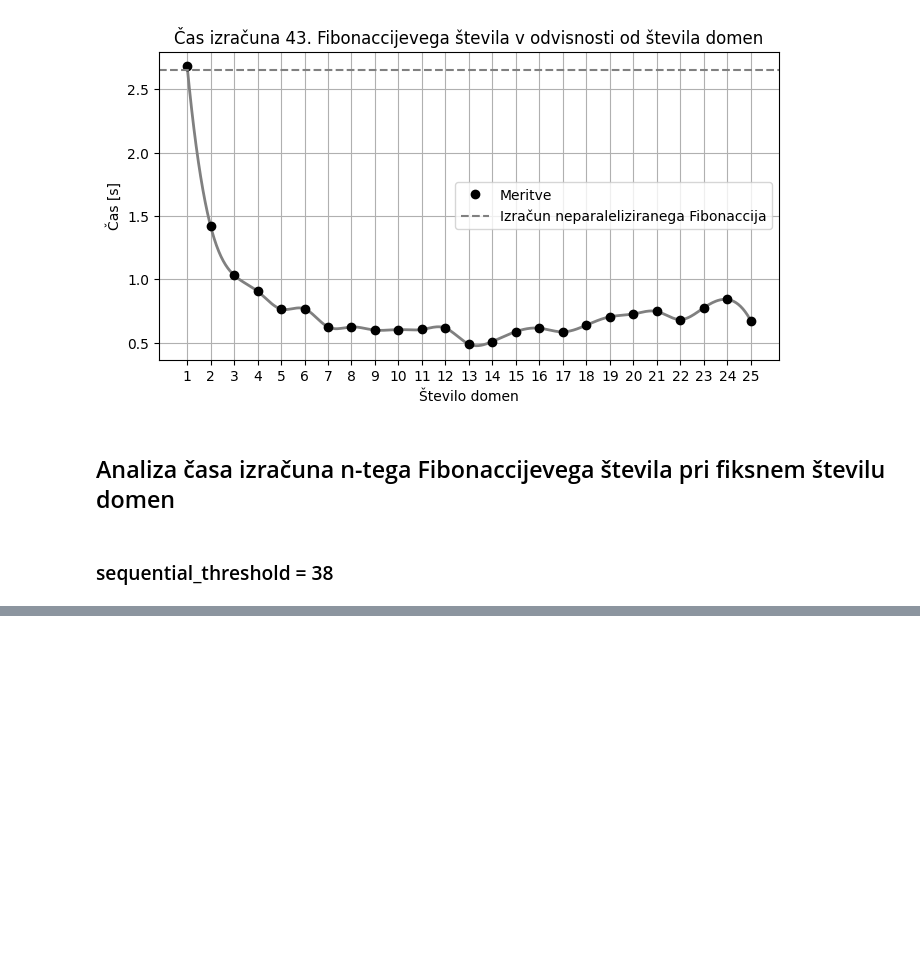
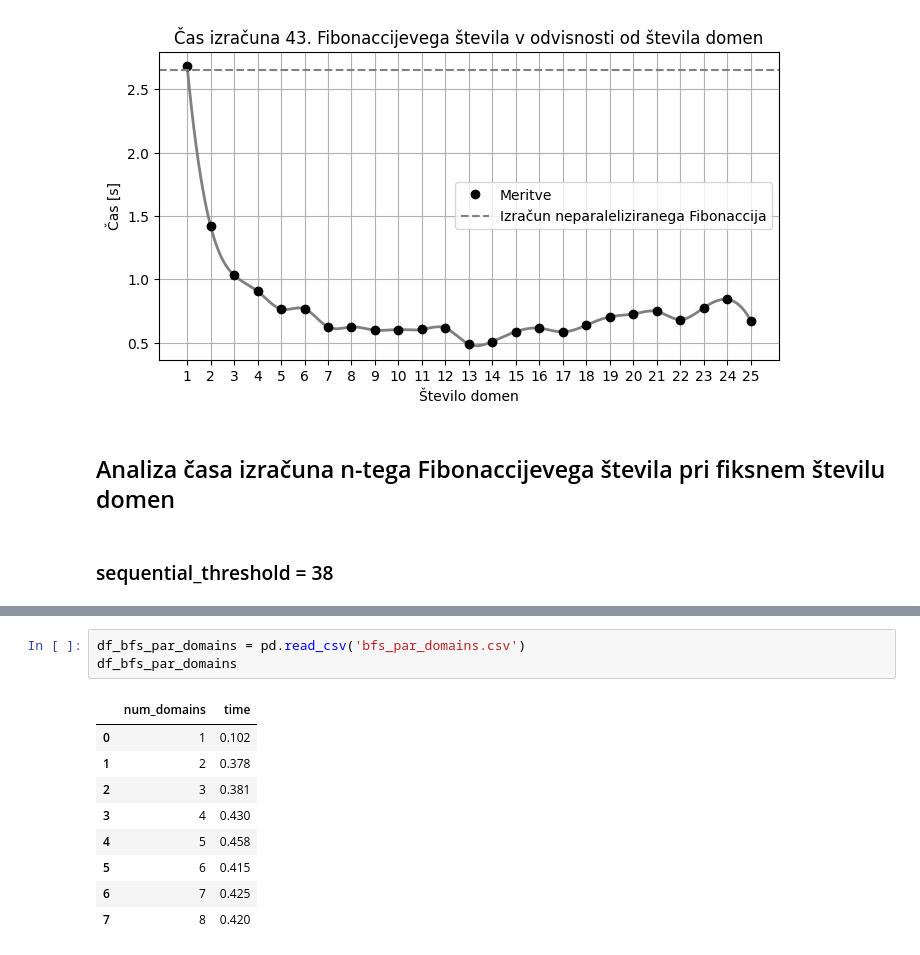
Before and after one commit to tjazerzen/Avtomatska-paralelizacija-v-OCamlu, a Jupyter notebook: playground/graph/computation_time_analysis/computation_time_analysis.ipynb, the cells around one changed output, grey strips where cells are left out. Saved outputs shown, nothing was run; the diff lists cells and outputs as text; blank space fills up the shorter version.

```diff
--- a/playground/graph/computation_time_analysis/computation_time_analysis.ipynb
+++ b/playground/graph/computation_time_analysis/computation_time_analysis.ipynb
@@ -81,0 +125,13 @@ plt.show()
+# %%
+df_bfs_par_domains = pd.read_csv('bfs_par_domains.csv')
+df_bfs_par_domains
+# %% [output]
+|  | num_domains | time |
+| 0 | 1 | 0.102 |
+| 1 | 2 | 0.378 |
+| 2 | 3 | 0.381 |
+| 3 | 4 | 0.430 |
+| 4 | 5 | 0.458 |
+| 5 | 6 | 0.415 |
+| 6 | 7 | 0.425 |
+| 7 | 8 | 0.420 |
```
Also changed, not shown: parts of 6 cells of this notebook, 8 other files.
